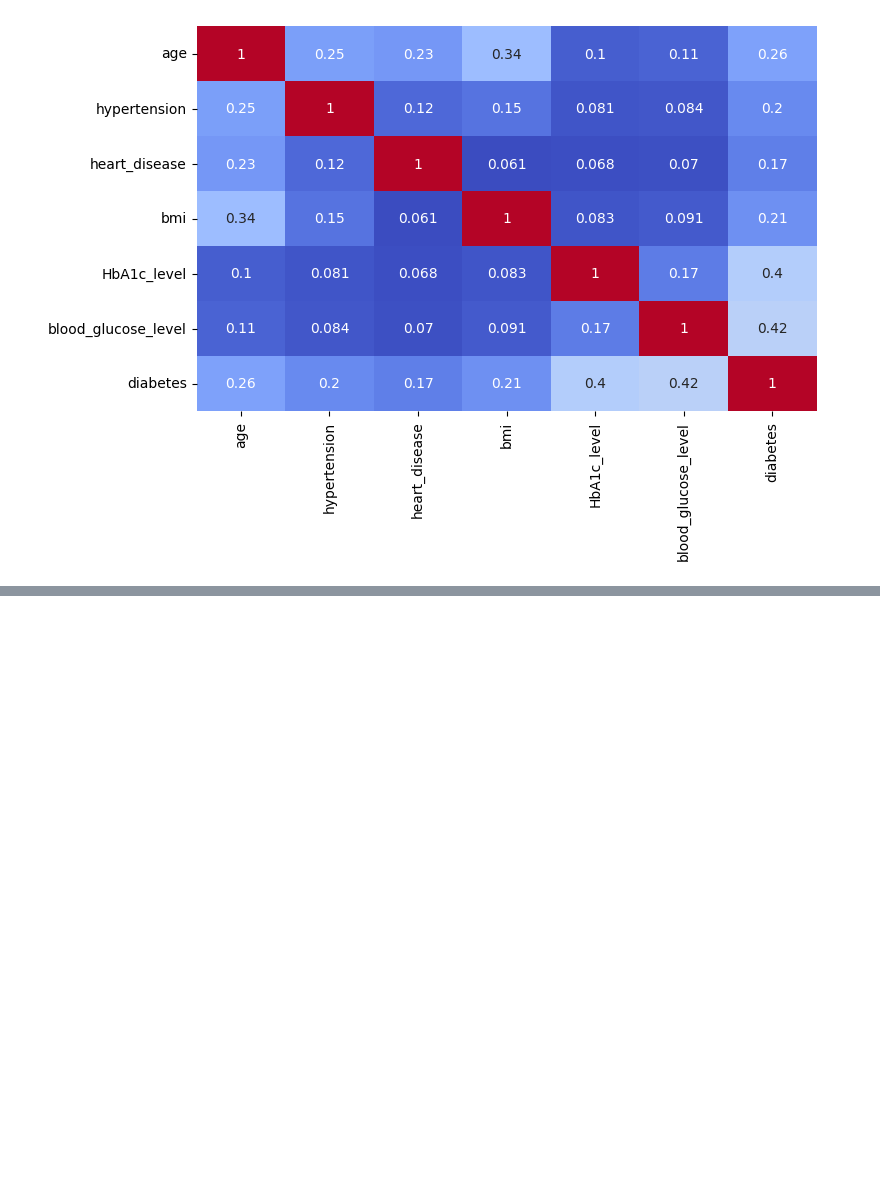
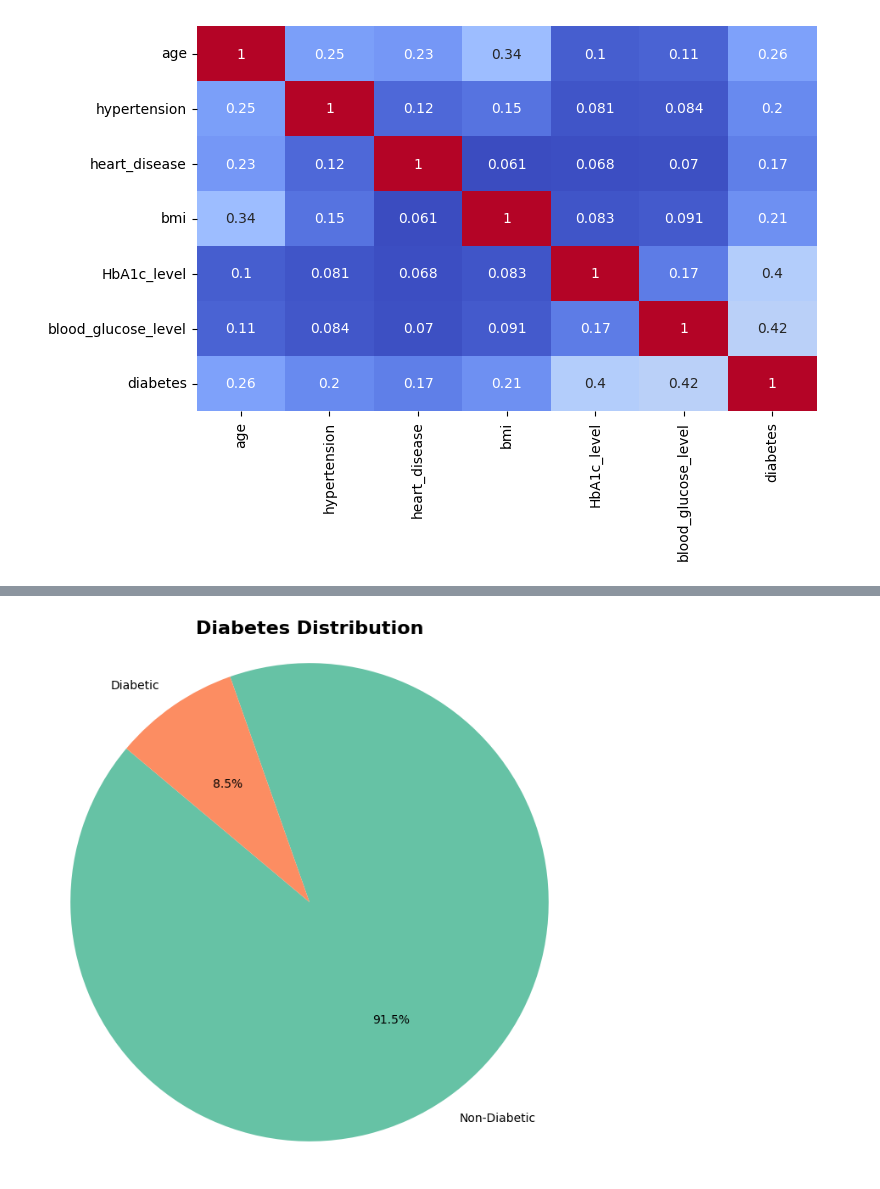
Before and after one commit to casalf724/Casalf724-Streamlit_Project, a Jupyter notebook: Notebook.ipynb, the cells around one changed output, grey strips where cells are left out. Cells and saved outputs as stored; diff of their text form; code cells hidden in the pictures; blank space fills up the shorter version.

```diff
--- a/Notebook.ipynb
+++ b/Notebook.ipynb
@@ -24,0 +61,10 @@ plt.show()
+# %%
+diabetes_counts = data['diabetes'].value_counts()
+
+plt.figure(figsize=(8, 8))
+plt.pie(diabetes_counts, labels=['Non-Diabetic','Diabetic'], autopct='%1.1f%%', startangle=140, colors=['#66c2a5', '#fc8d62'])
+plt.title('Diabetes Distribution', fontsize=16, fontweight='bold')
+plt.axis('equal')
+plt.show()
+# %% [output]
+[figure, added]
```
Also changed, not shown: parts of 7 cells of this notebook.
